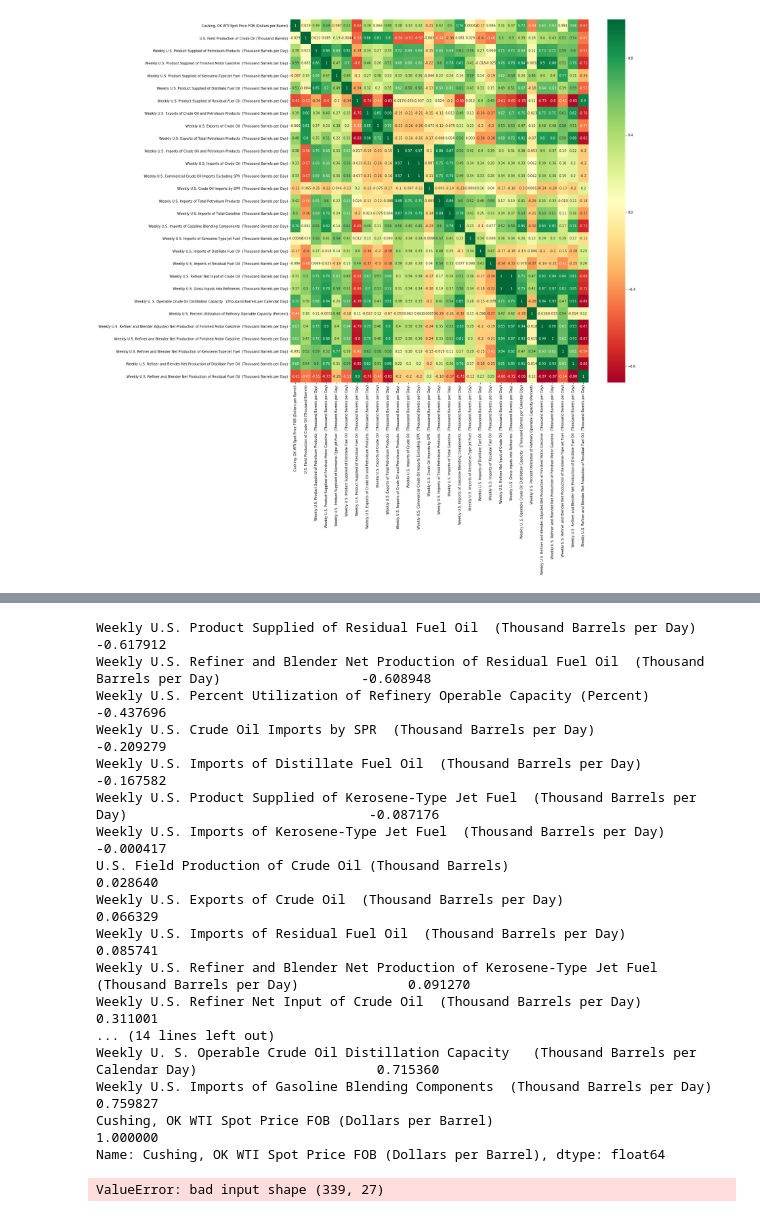
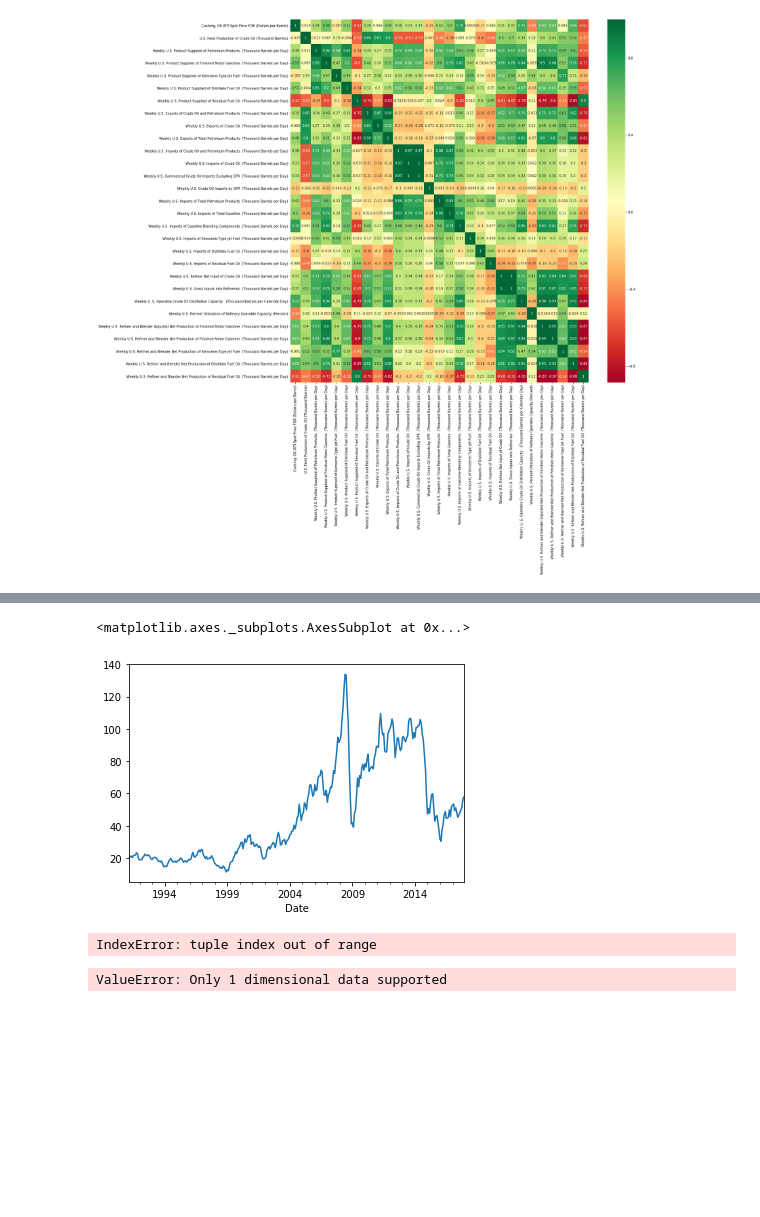
Before and after one commit to VeeLeeKoh/inventors_sprint, a Jupyter notebook: Sprint_Handling NaN .ipynb, the cells around one changed output, grey strips where cells are left out. Cells and saved outputs as stored; diff of their text form; code cells hidden in the pictures; blank space fills up the shorter version.

```diff
--- a/Sprint_Handling NaN .ipynb
+++ b/Sprint_Handling NaN .ipynb
@@ -133,39 +192,36 @@ g=sns.heatmap(test[top_corr_features].corr(),annot=True,cmap="RdYlGn")
 # %%
-matrix = test[top_corr_features].corr()
-matrix["Cushing, OK WTI Spot Price FOB (Dollars per Barrel)"].sort_values()
-# matri
+train['Cushing, OK WTI Spot Price FOB (Dollars per Barrel)'].plot()
 # %% [output]
-Weekly U.S. Product Supplied of Residual Fuel Oil  (Thousand Barrels per Day)                                    -0.617912
-Weekly U.S. Refiner and Blender Net Production of Residual Fuel Oil  (Thousand Barrels per Day)                  -0.608948
-Weekly U.S. Percent Utilization of Refinery Operable Capacity (Percent)                                          -0.437696
-Weekly U.S. Crude Oil Imports by SPR  (Thousand Barrels per Day)                                                 -0.209279
-Weekly U.S. Imports of Distillate Fuel Oil  (Thousand Barrels per Day)                                           -0.167582
-Weekly U.S. Product Supplied of Kerosene-Type Jet Fuel  (Thousand Barrels per Day)                               -0.087176
-Weekly U.S. Imports of Kerosene-Type Jet Fuel  (Thousand Barrels per Day)                                        -0.000417
-U.S. Field Production of Crude Oil (Thousand Barrels)                                                             0.028640
-Weekly U.S. Exports of Crude Oil  (Thousand Barrels per Day)                                                      0.066329
-Weekly U.S. Imports of Residual Fuel Oil  (Thousand Barrels per Day)                                              0.085741
-Weekly U.S. Refiner and Blender Net Production of Kerosene-Type Jet Fuel  (Thousand Barrels per Day)              0.091270
-Weekly U.S. Refiner Net Input of Crude Oil  (Thousand Barrels per Day)                                            0.311001
-... (14 lines left out)
-Weekly U. S. Operable Crude Oil Distillation Capacity   (Thousand Barrels per Calendar Day)                       0.715360
-Weekly U.S. Imports of Gasoline Blending Components  (Thousand Barrels per Day)                                   0.759827
-Cushing, OK WTI Spot Price FOB (Dollars per Barrel)                                                               1.000000
-Name: Cushing, OK WTI Spot Price FOB (Dollars per Barrel), dtype: float64
+<matplotlib.axes._subplots.AxesSubplot at 0x...>
+[figure, added]
-# %%
-from sklearn import preprocessing
-import matplotlib.pyplot as plt
-import seaborn as sns
-
-model = preprocessing.LabelEncoder()
-X = test.iloc[:,1:28]
-y = test.iloc[:,0]
-
-model.fit()
-print(model.feature_importances_) #use inbuilt class feature_importances of tree based classifiers
-#plot graph of feature importances for better visualization
-feat_importances = pd.Series(model.feature_importances_, index=X.columns)
-feat_importances.nlargest(10).plot(kind='barh')
-plt.show()
-# %% [output]
-ValueError: bad input shape (339, 27)
+# %%
+# VARMAX example
+from statsmodels.tsa.statespace.varmax import VARMAX
+from random import random
+# contrived dataset with dependency
+vary = train.iloc[:,0]
+varx = train.iloc[:,1:]
+# fit model
+model = VARMAX(endog=vary, order=(1, 0))
+model_fit = model.fit(disp=False)
+# make prediction
+data_exog2 = [[100]]
+yhat = model_fit.forecast(ex='Cushing, OK WTI Spot Price FOB (Dollars per Barrel)')
+print(yhat)
+# %% [output]
+IndexError: tuple index out of range
+# %%
+
+# HWES example
+from statsmodels.tsa.holtwinters import ExponentialSmoothing
+
+# contrived dataset
+
+# fit model
+model = ExponentialSmoothing(test)
+model_fit = model.fit()
+# make prediction
+yhat = model_fit.predict(len(valid), len(valid))
+print(yhat)
+# %% [output]
+ValueError: Only 1 dimensional data supported
```
Also changed, not shown: parts of 8 cells of this notebook.
